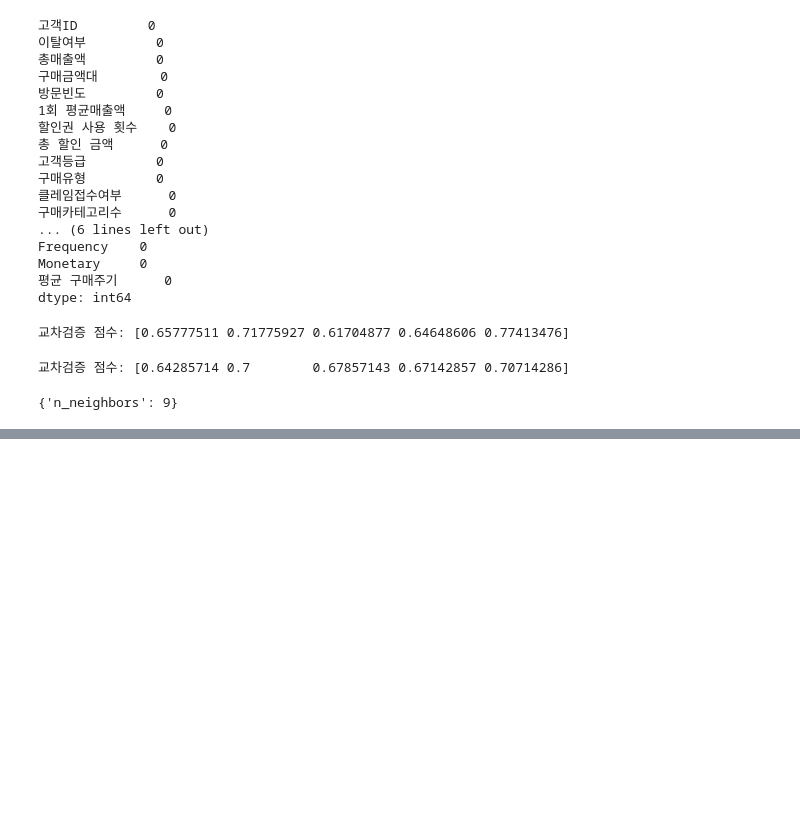
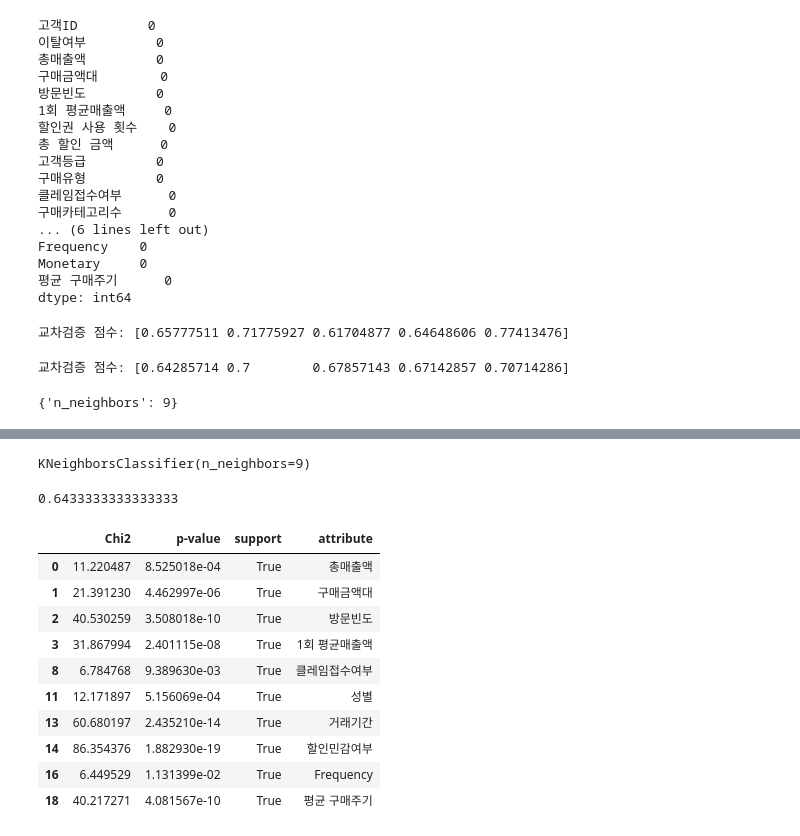
Before and after one commit to hyeokjun0804/HJ_BigData_Maketing_Course, a Jupyter notebook: 머신러닝.ipynb, the cells around one changed output, grey strips where cells are left out. Saved outputs shown, nothing was run; the diff lists cells and outputs as text; code cells hidden in the pictures; blank space fills up the shorter version.

```diff
--- a/머신러닝.ipynb
+++ b/머신러닝.ipynb
@@ -129,0 +155,43 @@ grid_search.best_params_
+# %%
+grid_search.best_estimator_
+# %% [output]
+KNeighborsClassifier(n_neighbors=9)
+# %%
+from sklearn.metrics import accuracy_score
+be = grid_search.best_estimator_
+pred = be.predict(X_test) #Y_test 예측값 구하기
+accuracy_score(Y_test, pred) #Y실제값
+# %% [output]
+0.6433333333333333
+# %%
+from sklearn.feature_selection import SelectKBest, chi2
+
+#데이터 지정(변수)
+X= df.drop(["고객ID", "이탈여부"], axis = 1)
+Y = df["이탈여부"]
+
+#데이터 분할
+X_train, X_test, Y_train, Y_test = train_test_split(X, Y, test_size=0.3, random_state=0)
+
+#일변량 통계기반 변수 선택
+selector = SelectKBest()
+selector.fit(X_train, Y_train)
+
+score = pd.DataFrame()
+score["Chi2"] = selector.scores_
+score["p-value"] = selector.pvalues_
+score["support"] = selector.get_support()
+score["attribute"] = X_train.columns
+score[score["support"] == True]
+# %% [output]
+|  | Chi2 | p-value | support | attribute |
+| 0 | 11.220487 | 8.525018e-04 | True | 총매출액 |
+| 1 | 21.391230 | 4.462997e-06 | True | 구매금액대 |
+| 2 | 40.530259 | 3.508018e-10 | True | 방문빈도 |
+| 3 | 31.867994 | 2.401115e-08 | True | 1회 평균매출액 |
+| 8 | 6.784768 | 9.389630e-03 | True | 클레임접수여부 |
+| 11 | 12.171897 | 5.156069e-04 | True | 성별 |
+| 13 | 60.680197 | 2.435210e-14 | True | 거래기간 |
+| 14 | 86.354376 | 1.882930e-19 | True | 할인민감여부 |
+| 16 | 6.449529 | 1.131399e-02 | True | Frequency |
+| 18 | 40.217271 | 4.081567e-10 | True | 평균 구매주기 |
```
Also changed, not shown: parts of 16 cells of this notebook.
